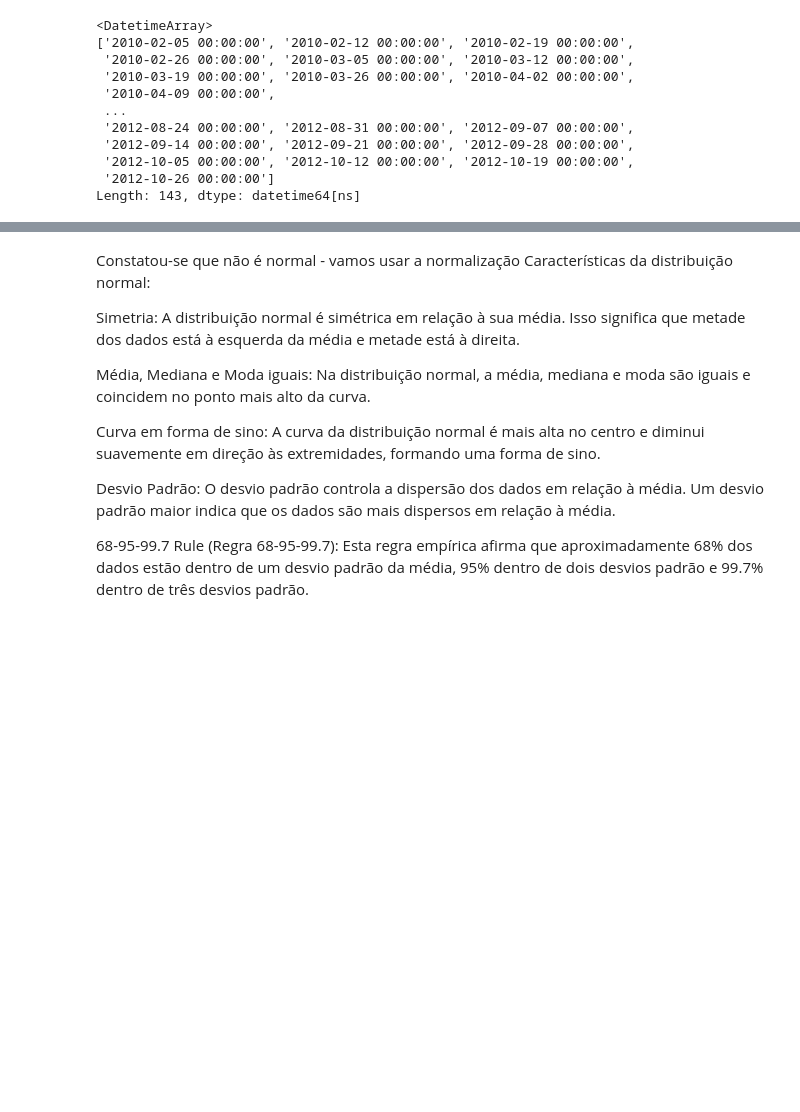
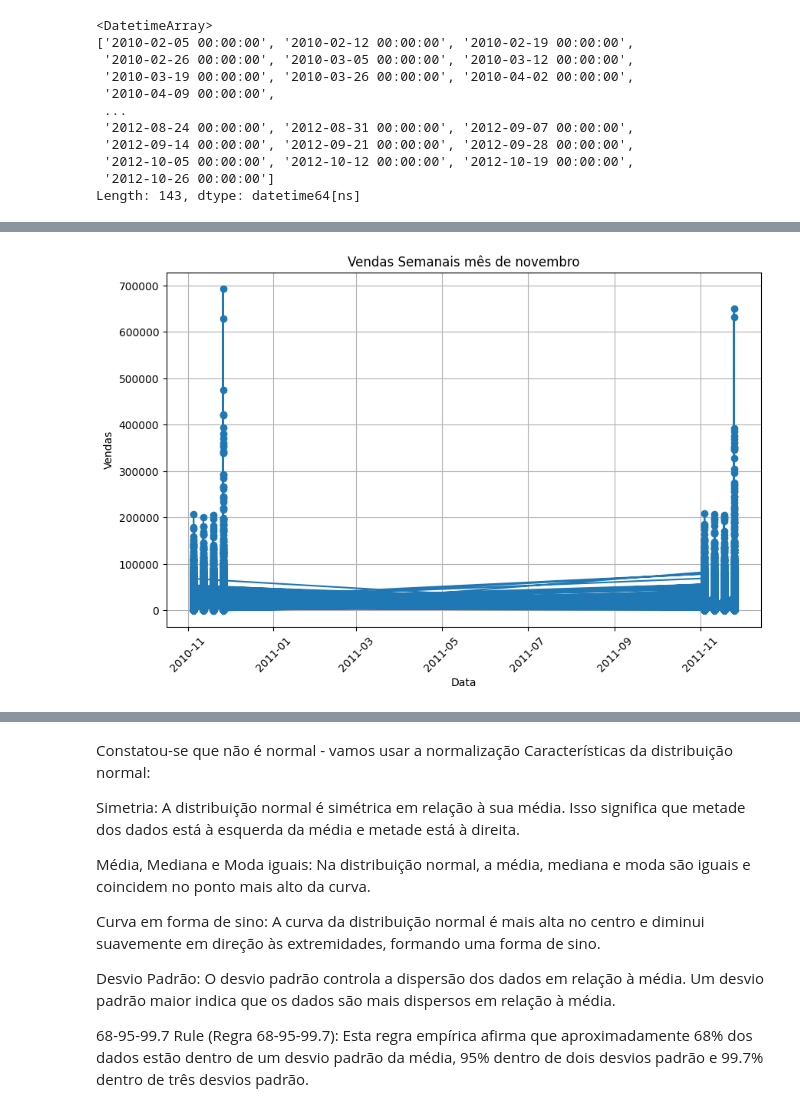
Before and after one commit to nataliaartilha/Case-IA, a Jupyter notebook: case_ia.ipynb, the cells around one changed output, grey strips where cells are left out. Saved outputs shown, nothing was run; the diff lists cells and outputs as text; code cells hidden in the pictures; blank space fills up the shorter version.

```diff
--- a/case_ia.ipynb
+++ b/case_ia.ipynb
@@ -501,0 +538,4 @@ df.head()
+# %%
+#setar só mês de novembro para ver qual foi a semana que mais vendeu
+df_filtrado=df[df['Month']==11]
+df_filtrado.head()
@@ -501,0 +565,13 @@ df.head()
+# %%
+# Plotar gráfico de linha para visualizar padrões temporais
+plt.figure(figsize=(10, 6))
+plt.plot(df_filtrado['Date'], df_filtrado['Weekly_Sales'], marker='o')
+plt.title('Vendas Semanais mês de novembro')
+plt.xticks(rotation=45)
+plt.xlabel('Data')
+plt.ylabel('Vendas')
+plt.grid(True)
+
+plt.show()
+# %% [output]
+[figure, added]
```
Also changed, not shown: parts of 13 cells of this notebook.
